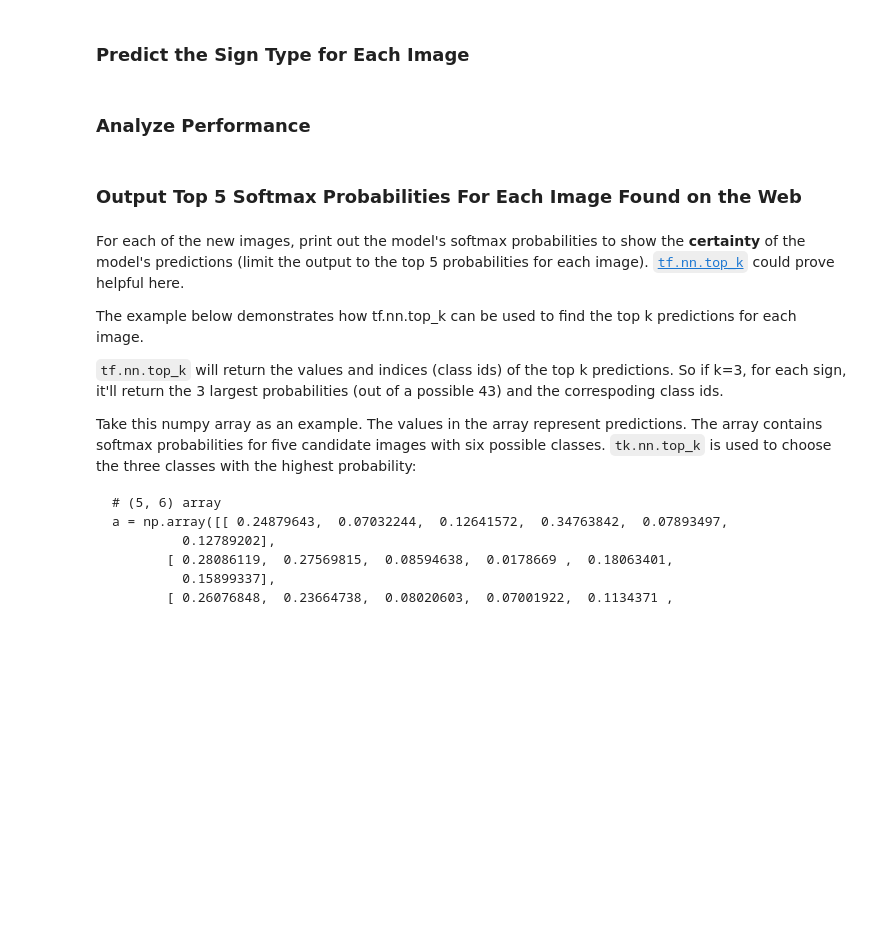
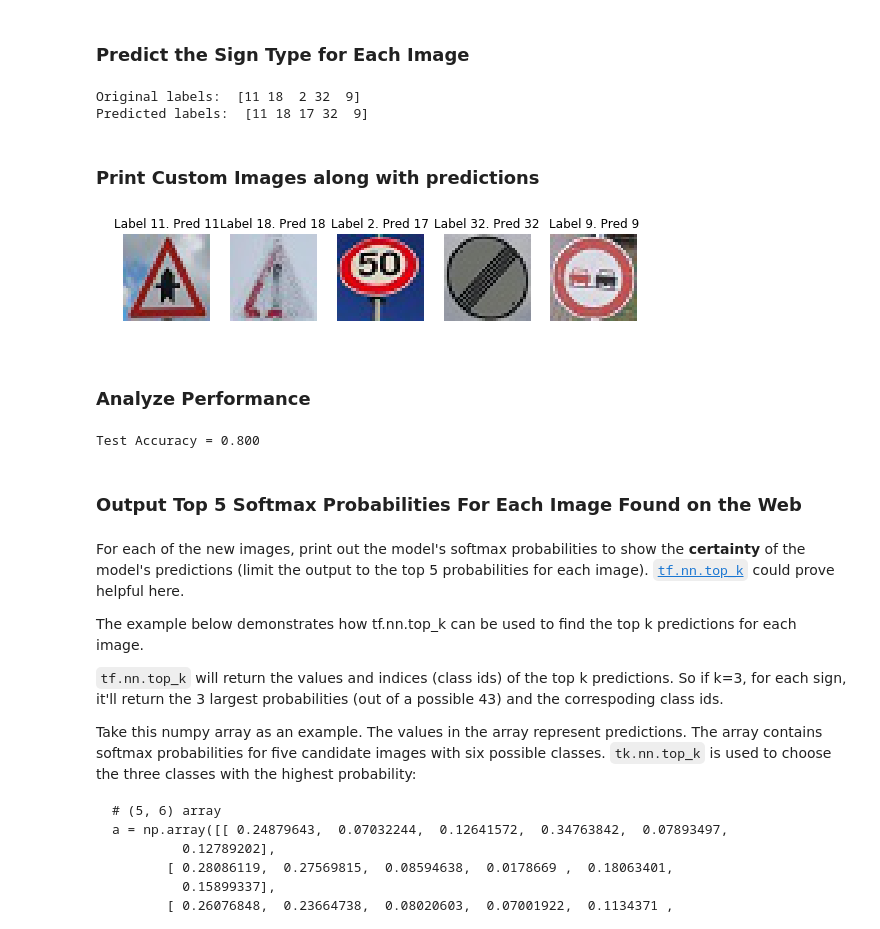
Before and after one commit to vburca/SDC-ND, a Jupyter notebook: projects/p2-traffic_sign_classifier/Traffic_Sign_Classifier.ipynb, the cells around one changed output. Saved outputs shown, nothing was run; the diff lists cells and outputs as text; code cells hidden in the pictures; blank space fills up the shorter version.

```diff
--- a/projects/p2-traffic_sign_classifier/Traffic_Sign_Classifier.ipynb
+++ b/projects/p2-traffic_sign_classifier/Traffic_Sign_Classifier.ipynb
@@ -420,0 +457,6 @@ KeyboardInterrupt:
+# %%
+with tf.Session() as sess:
+    saver.restore(sess, tf.train.latest_checkpoint('.'))
+
+    test_accuracy = evaluate(pp_X_test, y_test)
+    print("Test Accuracy = {:.3f}".format(test_accuracy))
@@ -437,11 +535,43 @@ You may find `signnames.csv` useful as it contains mappings from the class id (i
 ### Run the predictions here and use the model to output the prediction for each image.
 ### Make sure to pre-process the images with the same pre-processing pipeline used earlier.
 ### Feel free to use as many code cells as needed.
+with tf.Session() as sess:
+    saver.restore(sess, tf.train.latest_checkpoint('.'))
+
+    prediction = tf.argmax(logits, 1)
+    predicted_labels = sess.run(prediction, feed_dict={x: pp_my_images, keep_prob: 1.0})
+
+    print("Original labels: ", my_labels)
+    print("Predicted labels: ", predicted_labels)
+# %% [output]
+Original labels:  [11 18  2 32  9]
+Predicted labels:  [11 18 17 32  9]
+# %% [markdown]
+### Print Custom Images along with predictions
+# %%
+plt.figure(figsize=(15, 15))
+
+for i in range(len(my_labels)):
+    image = my_images[i].squeeze()
+    plt.subplot(8, 8, i + 1)
+    plt.axis('off')
+    plt.title("Label {0}. Pred {1}".format(my_labels[i], predicted_labels[i]))
+
+    plt.imshow(image)
+# %% [output]
+[figure, added]
 # %% [markdown]
 ### Analyze Performance
 # %%
 ### Calculate the accuracy for these 5 new images.
 ### For example, if the model predicted 1 out of 5 signs correctly, it's 20% accurate on these new images.
+with tf.Session() as sess:
+    saver.restore(sess, tf.train.latest_checkpoint('.'))
+
+    test_accuracy = evaluate(pp_my_images, my_labels)
+    print("Test Accuracy = {:.3f}".format(test_accuracy))
+# %% [output]
+Test Accuracy = 0.800
 # %% [markdown]
 ### Output Top 5 Softmax Probabilities For Each Image Found on the Web
 # %% [markdown]
```
Also changed, not shown: parts of 22 cells of this notebook, 5 other files.
